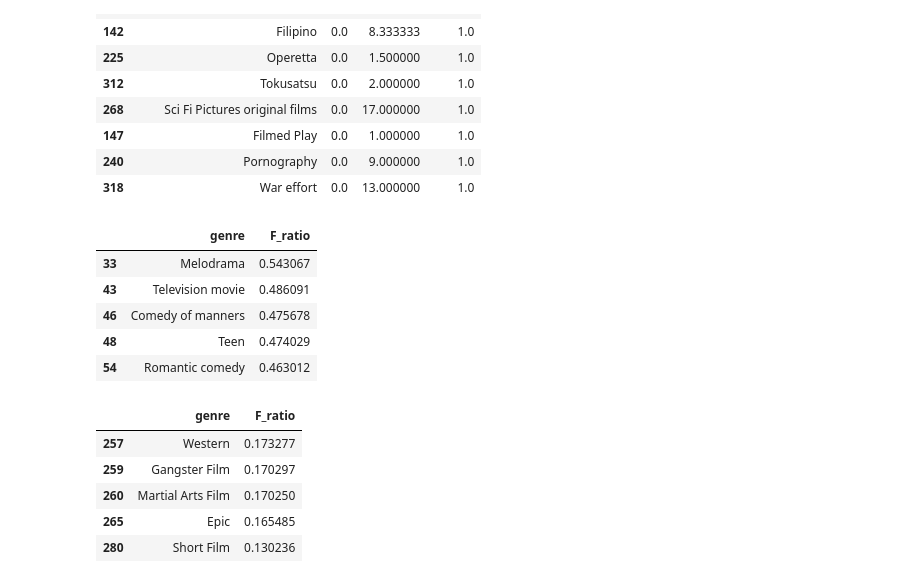
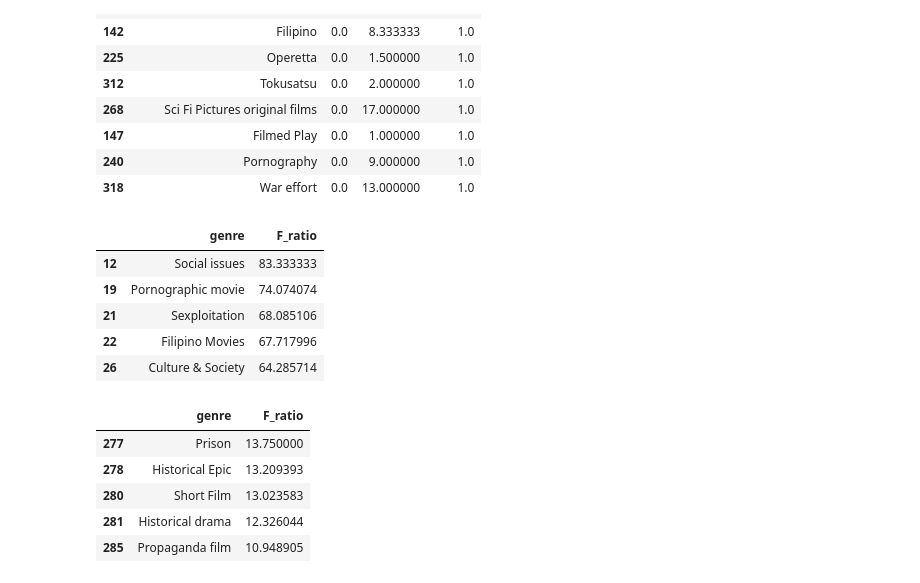
Before and after one commit to epfl-ada/ada-2022-project-evencoolerteamname2022, a Jupyter notebook: smurfette_principle_graphs.ipynb, the cells around one changed output. Cells and saved outputs as stored; diff of their text form; code cells hidden in the pictures.

```diff
--- a/smurfette_principle_graphs.ipynb
+++ b/smurfette_principle_graphs.ipynb
@@ -172,15 +171,15 @@ m_f_counts
 | 22756 | means | 10.582484 | 5.293417 | 0.785156 | 0.762788 | 9.797328 | 4.530629 | 10.582484 | 5.293417 | 1.037704 | ... |
 22757 rows × 61 columns
 # %%
-df_movie_genre = df_movie_genre.join(m_f_counts[['wiki_id', 'total_M_2', 'total_F_2']].set_index('wiki_id'), on='wiki_id').dropna()
-df_movie_genre = df_movie_genre[['genre', 'total_M_2', 'total_F_2']].rename(columns={'total_M_2': 'M', 'total_F_2':'F'})
-df_movie_genre.head(2)
+df_summary_genre = df_movie_genre.join(m_f_counts[['wiki_id', 'total_M_2', 'total_F_2']].set_index('wiki_id'), on='wiki_id').dropna()
+df_summary_genre = df_summary_genre[['genre', 'total_M_2', 'total_F_2']].rename(columns={'total_M_2': 'M', 'total_F_2':'F'})
+df_summary_genre.head(2)
 # %% [output]
 |  | genre | M | F |
 | 0 | Thriller | 8.0 | 10.0 |
 | 0 | Science Fiction | 8.0 | 10.0 |
 # %%
-df_genre_means = df_movie_genre.groupby('genre').mean().reset_index()
+df_genre_means = df_summary_genre.groupby('genre').mean().reset_index()
 # Computes the % of women
 df_genre_means['F_ratio'] = df_genre_means['F']/(df_genre_means['F']+df_genre_means['M'])
 # Remove unsignificant results with 0 and 0 in M and F
@@ -205,24 +204,26 @@ df_genre_means.head(10)
 df_genre_means = df_genre_means.merge(genre_occurences, on='genre').dropna()
 # Drops values <= 100
 df_genre_means = df_genre_means[df_genre_means['count'] >= 100]
+
+df_genre_means['F_ratio'] = df_genre_means['F_ratio']*100
 # %%
-best_5_genre = df_genre_means.head(5)[['genre', 'F_ratio']]
-worst_5_genre = df_genre_means.tail(5)[['genre', 'F_ratio']]
+best_5_genre_summaries = df_genre_means.head(5)[['genre', 'F_ratio']]
+worst_5_genre_summaries = df_genre_means.tail(5)[['genre', 'F_ratio']]
 # %%
-best_5_genre
+best_5_genre_summaries
 # %% [output]
 |  | genre | F_ratio |
-| 33 | Melodrama | 0.543067 |
-| 43 | Television movie | 0.486091 |
-| 46 | Comedy of manners | 0.475678 |
-| 48 | Teen | 0.474029 |
-| 54 | Romantic comedy | 0.463012 |
+| 12 | Social issues | 83.333333 |
+| 19 | Pornographic movie | 74.074074 |
+| 21 | Sexploitation | 68.085106 |
+| 22 | Filipino Movies | 67.717996 |
+| 26 | Culture & Society | 64.285714 |
 # %%
-worst_5_genre
+worst_5_genre_summaries
 # %% [output]
 |  | genre | F_ratio |
-| 257 | Western | 0.173277 |
-| 259 | Gangster Film | 0.170297 |
-| 260 | Martial Arts Film | 0.170250 |
-| 265 | Epic | 0.165485 |
-| 280 | Short Film | 0.130236 |
+| 277 | Prison | 13.750000 |
+| 278 | Historical Epic | 13.209393 |
+| 280 | Short Film | 13.023583 |
+| 281 | Historical drama | 12.326044 |
+| 285 | Propaganda film | 10.948905 |
```
Also changed, not shown: parts of 25 cells of this notebook, 1 other file.
